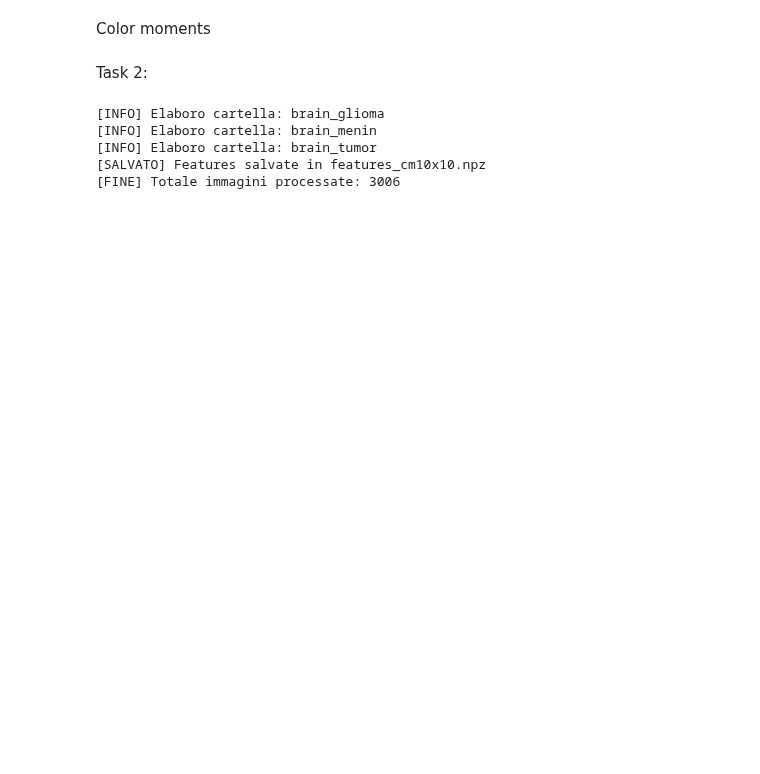
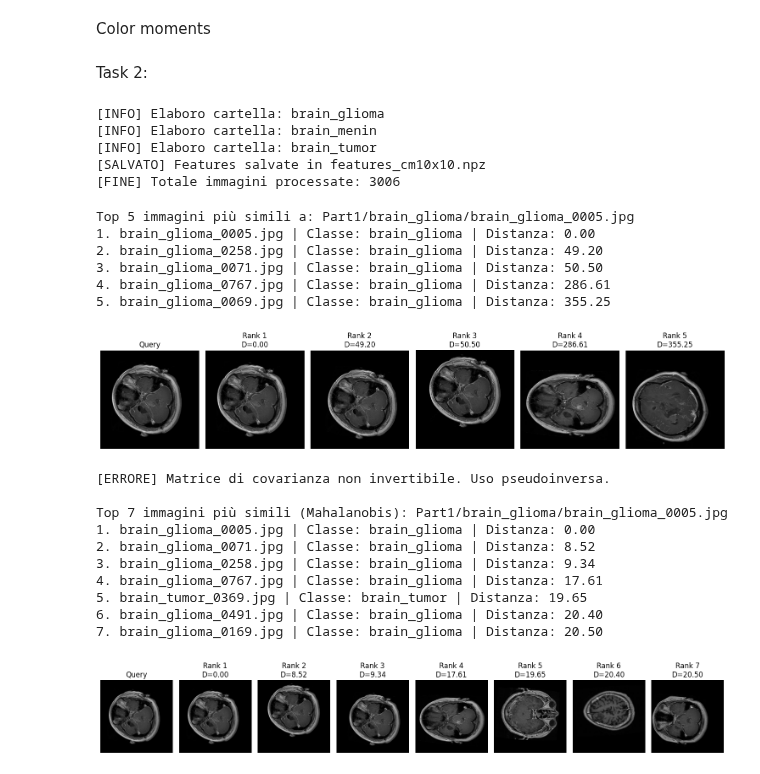
Before and after one commit to Calienn/DBmulti, a Jupyter notebook: Color_moments.ipynb, the cells around one changed output. Drawn from its saved outputs; the diff is of its cells as text; code cells hidden in the pictures; blank space fills up the shorter version.

```diff
--- a/Color_moments.ipynb
+++ b/Color_moments.ipynb
@@ -0,0 +19,10 @@
+# %%
+def crop_to_brain(img):
+    """Ritaglia l'area informativa (cervello) da un'immagine."""
+    gray = cv2.cvtColor(img, cv2.COLOR_BGR2GRAY)
+    _, thresh = cv2.threshold(gray, 10, 255, cv2.THRESH_BINARY)
+    coords = cv2.findNonZero(thresh)
+    if coords is not None:
+        x, y, w, h = cv2.boundingRect(coords)
+        return img[y:y+h, x:x+w]
+    return img  # fallback
@@ -202,7 +422,7 @@ from sklearn.metrics.pairwise import euclidean_distances
 from scipy.spatial.distance import mahalanobis
 
 # Carica dati da file .npz
-data = np.load("features_cm10x10.npz", allow_pickle=True)
+data = np.load("color_moments.npz", allow_pickle=True)
 feature_matrix = data["features"]
 filenames = data["filenames"]
 labels = data["labels"]
@@ -259,30 +479,49 @@ def find_k_similar_mahalanobis(img_path, k):
     distances = np.array([
         mahalanobis(query_feature, f, cov_inv)
         for f in feature_matrix
     ])
 
     top_k_idx = np.argsort(distances)[:k]
     top_k_scores = distances[top_k_idx]
 
     print(f"\nTop {k} immagini più simili (Mahalanobis): {img_path}")
     for rank, idx in enumerate(top_k_idx):
         print(f"{rank+1}. {filenames[idx]} | Classe: {labels[idx]} | Distanza: {top_k_scores[rank]:.2f}")
 
     fig, axs = plt.subplots(1, k+1, figsize=(15, 5))
     axs[0].imshow(cv2.cvtColor(cv2.imread(img_path), cv2.COLOR_BGR2RGB))
     axs[0].set_title("Query")
     axs[0].axis('off')
 
     for i, idx in enumerate(top_k_idx):
         match_img = cv2.imread(os.path.join("Part1", labels[idx], filenames[idx]))
         axs[i+1].imshow(cv2.cvtColor(match_img, cv2.COLOR_BGR2RGB))
         axs[i+1].set_title(f"Rank {i+1}\nD={top_k_scores[i]:.2f}")
         axs[i+1].axis('off')
 
     plt.tight_layout()
     plt.show()
 
 # === Test ===
 query_img = "Part1/brain_glioma/brain_glioma_0005.jpg"
 find_k_similar(query_img, k=5)
 find_k_similar_mahalanobis(query_img, k=7)
+# %% [output]
+Top 5 immagini più simili a: Part1/brain_glioma/brain_glioma_0005.jpg
+1. brain_glioma_0005.jpg | Classe: brain_glioma | Distanza: 0.00
+2. brain_glioma_0258.jpg | Classe: brain_glioma | Distanza: 49.20
+3. brain_glioma_0071.jpg | Classe: brain_glioma | Distanza: 50.50
+4. brain_glioma_0767.jpg | Classe: brain_glioma | Distanza: 286.61
+5. brain_glioma_0069.jpg | Classe: brain_glioma | Distanza: 355.25
+[figure, added]
+[ERRORE] Matrice di covarianza non invertibile. Uso pseudoinversa.
+
+Top 7 immagini più simili (Mahalanobis): Part1/brain_glioma/brain_glioma_0005.jpg
+1. brain_glioma_0005.jpg | Classe: brain_glioma | Distanza: 0.00
+2. brain_glioma_0071.jpg | Classe: brain_glioma | Distanza: 8.52
+3. brain_glioma_0258.jpg | Classe: brain_glioma | Distanza: 9.34
+4. brain_glioma_0767.jpg | Classe: brain_glioma | Distanza: 17.61
+5. brain_tumor_0369.jpg | Classe: brain_tumor | Distanza: 19.65
+6. brain_glioma_0491.jpg | Classe: brain_glioma | Distanza: 20.40
+7. brain_glioma_0169.jpg | Classe: brain_glioma | Distanza: 20.50
+[figure, added]
```
Also changed, not shown: parts of 18 cells of this notebook.
